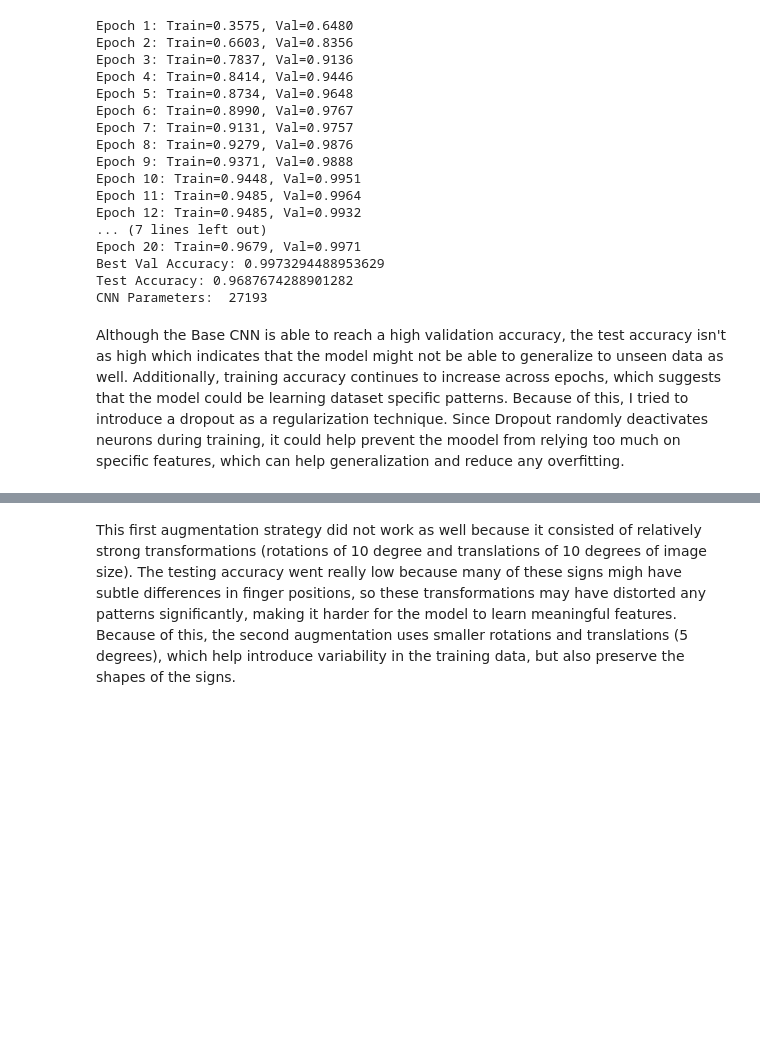
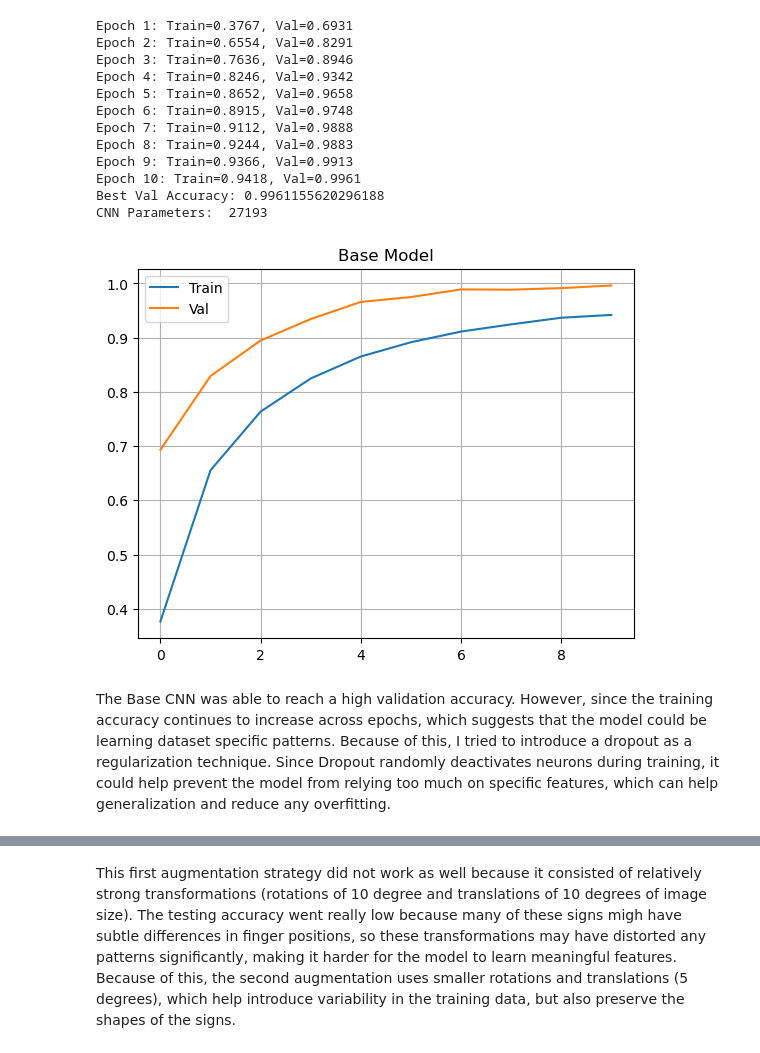
Before and after one commit to yzhao2433/sign_lang_recognition, a Jupyter notebook: CNN.ipynb, the cells around one changed output, grey strips where cells are left out. Cells and saved outputs as stored; diff of their text form; code cells hidden in the pictures; blank space fills up the shorter version.

Commit message:
Added plots and updated code for CNN

```diff
--- a/CNN.ipynb
+++ b/CNN.ipynb
@@ -67,11 +69,14 @@ train_loader = DataLoader(train_dataset, batch_size=64, shuffle=True)
 val_loader = DataLoader(val_dataset, batch_size=64)
 test_loader = DataLoader(test_dataset, batch_size=64)
 # %%
-def train_model(model, epochs=20):
+def train_model(model, epochs=10):
   optimizer = optim.Adam(model.parameters(), lr=0.001)
   loss_fn = nn.CrossEntropyLoss()
 
   best_val_acc = 0
+
+  train_acc_list = []
+  val_acc_list = []
 
   for epoch in range(epochs):
     model.train()
@@ -89,6 +94,7 @@ def train_model(model, epochs=20):
       train_total += labels.size(0)
 
     train_acc = train_correct / train_total
+    train_acc_list.append(train_acc)
 
     model.eval()
     val_correct, val_total = 0, 0
@@ -100,6 +106,7 @@ def train_model(model, epochs=20):
         val_total += labels.size(0)
 
     val_acc = val_correct / val_total
+    val_acc_list.append(val_acc)
 
     print(f"Epoch {epoch+1}: Train={train_acc:.4f}, Val={val_acc:.4f}")
 
@@ -109,6 +116,8 @@ def train_model(model, epochs=20):
 
   model.load_state_dict(best_weights)
   print("Best Val Accuracy:", best_val_acc)
+
+  return train_acc_list, val_acc_list, best_val_acc
 # %%
 def test_model(model):
 
@@ -157,29 +166,34 @@ class BaseCNN(nn.Module):
     return x
 # %%
 base_cnn = BaseCNN()
-train_model(base_cnn)
-base_cnn_test_accuracy = test_model(base_cnn)
+base_train, base_val, base_best_val = train_model(base_cnn)
+# base_cnn_test_accuracy = test_model(base_cnn)
 print("CNN Parameters: ", count_params(base_cnn))
 # %% [output]
-Epoch 1: Train=0.3575, Val=0.6480
-Epoch 2: Train=0.6603, Val=0.8356
-Epoch 3: Train=0.7837, Val=0.9136
-Epoch 4: Train=0.8414, Val=0.9446
-Epoch 5: Train=0.8734, Val=0.9648
-Epoch 6: Train=0.8990, Val=0.9767
-Epoch 7: Train=0.9131, Val=0.9757
-Epoch 8: Train=0.9279, Val=0.9876
-Epoch 9: Train=0.9371, Val=0.9888
-Epoch 10: Train=0.9448, Val=0.9951
-Epoch 11: Train=0.9485, Val=0.9964
-Epoch 12: Train=0.9485, Val=0.9932
-... (7 lines left out)
-Epoch 20: Train=0.9679, Val=0.9971
-Best Val Accuracy: 0.9973294488953629
-Test Accuracy: 0.9687674288901282
+Epoch 1: Train=0.3767, Val=0.6931
+Epoch 2: Train=0.6554, Val=0.8291
+Epoch 3: Train=0.7636, Val=0.8946
+Epoch 4: Train=0.8246, Val=0.9342
+Epoch 5: Train=0.8652, Val=0.9658
+Epoch 6: Train=0.8915, Val=0.9748
+Epoch 7: Train=0.9112, Val=0.9888
+Epoch 8: Train=0.9244, Val=0.9883
+Epoch 9: Train=0.9366, Val=0.9913
+Epoch 10: Train=0.9418, Val=0.9961
+Best Val Accuracy: 0.9961155620296188
 CNN Parameters:  27193
+# %%
+plt.figure()
+plt.plot(base_train, label="Train")
+plt.plot(base_val, label="Val")
+plt.title("Base Model")
+plt.legend()
+plt.grid()
+plt.show()
+# %% [output]
+[figure, added]
 # %% [markdown]
-Although the Base CNN is able to reach a high validation accuracy, the test accuracy isn't as high which indicates that the model might not be able to generalize to unseen data as well. Additionally, training accuracy continues to increase across epochs, which suggests that the model could be learning dataset specific patterns. Because of this, I tried to introduce a dropout as a regularization technique. Since Dropout randomly deactivates neurons during training, it could help prevent the moodel from relying too much on specific features, which can help generalization and reduce any overfitting.
+The Base CNN was able to reach a high validation accuracy. However, since the training accuracy continues to increase across epochs, which suggests that the model could be learning dataset specific patterns. Because of this, I tried to introduce a dropout as a regularization technique. Since Dropout randomly deactivates neurons during training, it could help prevent the model from relying too much on specific features, which can help generalization and reduce any overfitting.
 # %%
 class DropoutCNN(nn.Module):
   def __init__(self):
```
Also changed, not shown: parts of 34 cells of this notebook.
